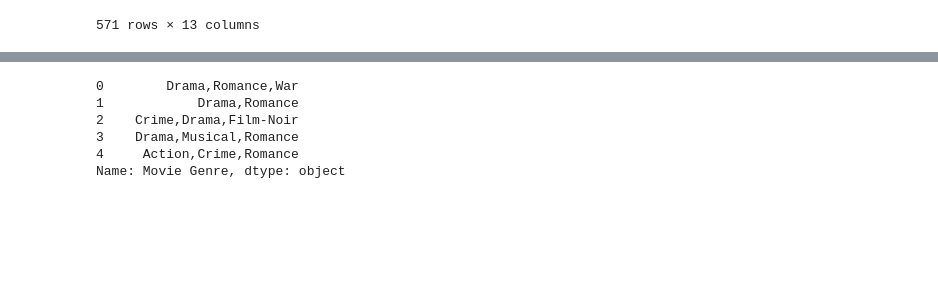
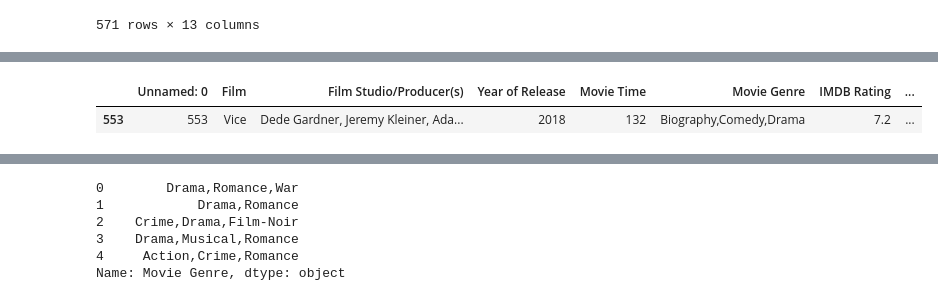
Before and after one commit to rashaolu/Final-Project, a Jupyter notebook: project_4_(wednesday_edited).ipynb, the cells around one changed output, grey strips where cells are left out. Cells and saved outputs as stored; diff of their text form; code cells hidden in the pictures; blank space fills up the shorter version.

```diff
--- a/project_4_(wednesday).ipynb
+++ b/project_4_(wednesday_edited).ipynb
@@ -174,3 +163,9 @@ df['Movie Genre'] = df['Movie Genre'].replace('Comdey', 'Comedy')
+# %%
+# check to see if correction worked
+df.iloc[[553]]
+# %% [output]
+|  | Unnamed: 0 | Film | Film Studio/Producer(s) | Year of Release | Movie Time | Movie Genre | IMDB Rating | ... |
+| 553 | 553 | Vice | Dede Gardner, Jeremy Kleiner, Ada... | 2018 | 132 | Biography,Comedy,Drama | 7.2 | ... |
 # %%
 # Get unique genres in the "Movie Genre" column
 genres = df['Movie Genre'].unique()
```
Also changed, not shown: parts of 12 cells of this notebook.
